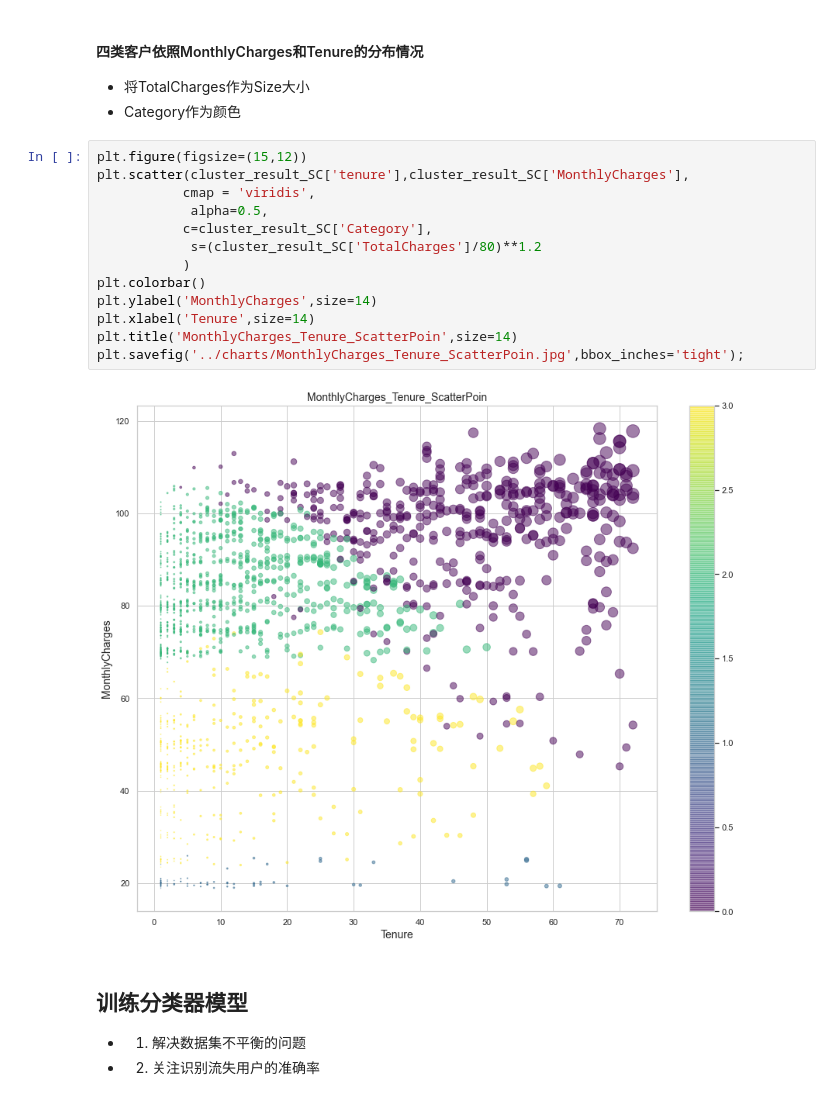
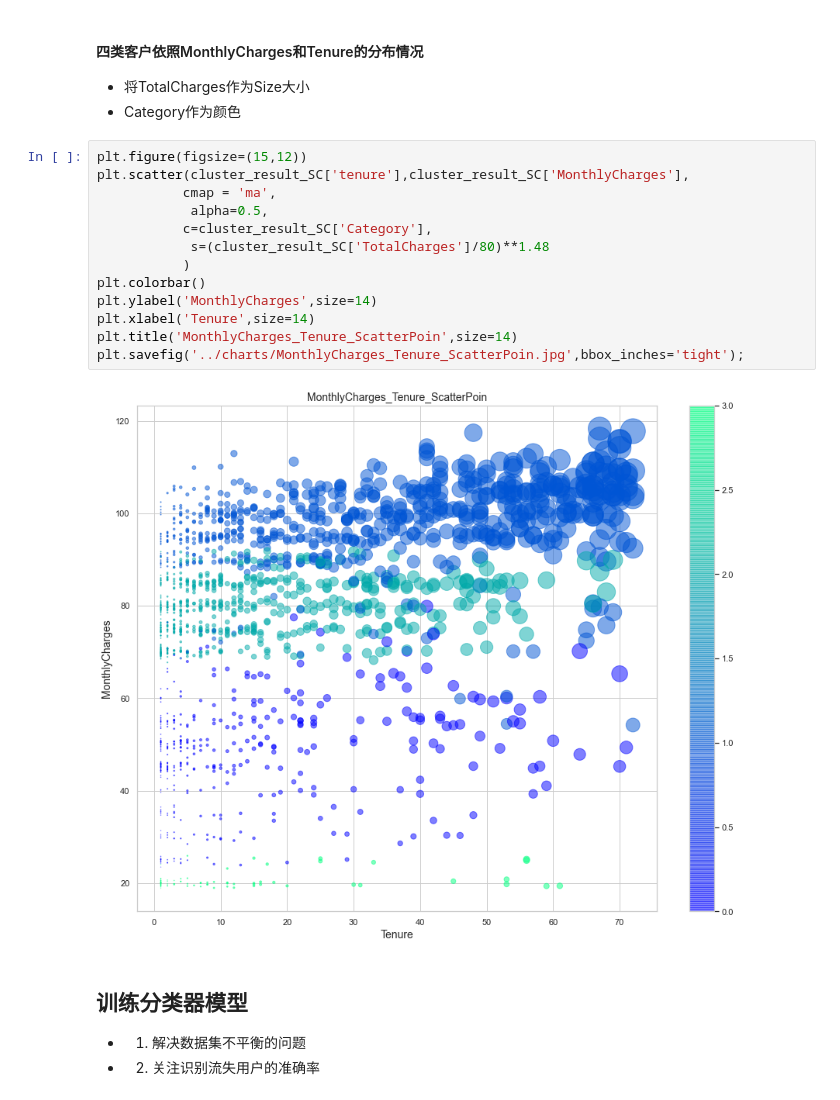
Before and after one commit to YunmaoLeo/Telco_Customer_Churn_Data_Analysis, a Jupyter notebook: code/Data_Clean_EDA.ipynb, the cells around one changed output. Cells and saved outputs as stored; diff of their text form.

```diff
--- a/code/Data_Clean_EDA.ipynb
+++ b/code/Data_Clean_EDA.ipynb
@@ -662,18 +663,18 @@ plt.savefig('../charts/total_charges_of_each_category.jpg',bbox_inches='tight');
 # %%
 plt.figure(figsize=(15,12))
 plt.scatter(cluster_result_SC['tenure'],cluster_result_SC['MonthlyCharges'],
-           cmap = 'viridis',
+           cmap = 'ma',
             alpha=0.5,
            c=cluster_result_SC['Category'],
-            s=(cluster_result_SC['TotalCharges']/80)**1.2
+            s=(cluster_result_SC['TotalCharges']/80)**1.48
            )
 plt.colorbar()
 plt.ylabel('MonthlyCharges',size=14)
 plt.xlabel('Tenure',size=14)
 plt.title('MonthlyCharges_Tenure_ScatterPoin',size=14)
 plt.savefig('../charts/MonthlyCharges_Tenure_ScatterPoin.jpg',bbox_inches='tight');
 # %% [output]
-[figure, old version]
+[figure, new version]
 # %% [markdown]
 ## 训练分类器模型
 + 1. 解决数据集不平衡的问题
```
Also changed, not shown: parts of 35 cells of this notebook, 1 other file.
